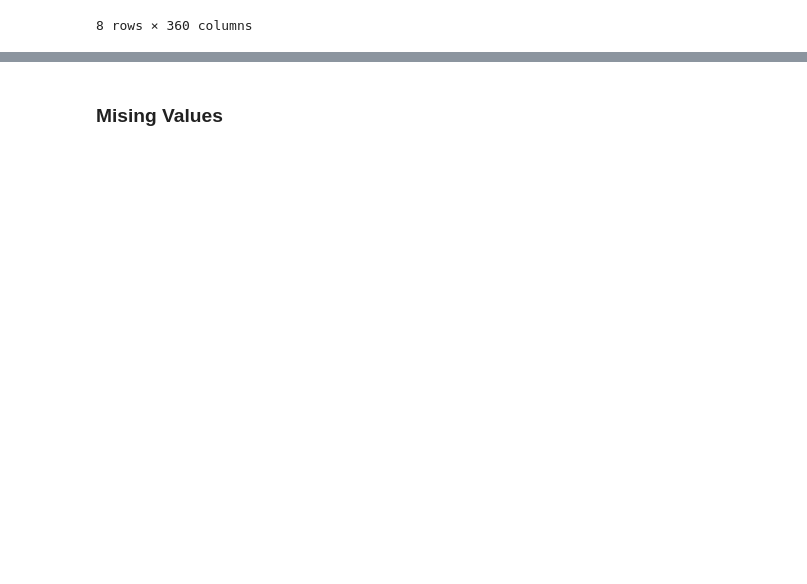
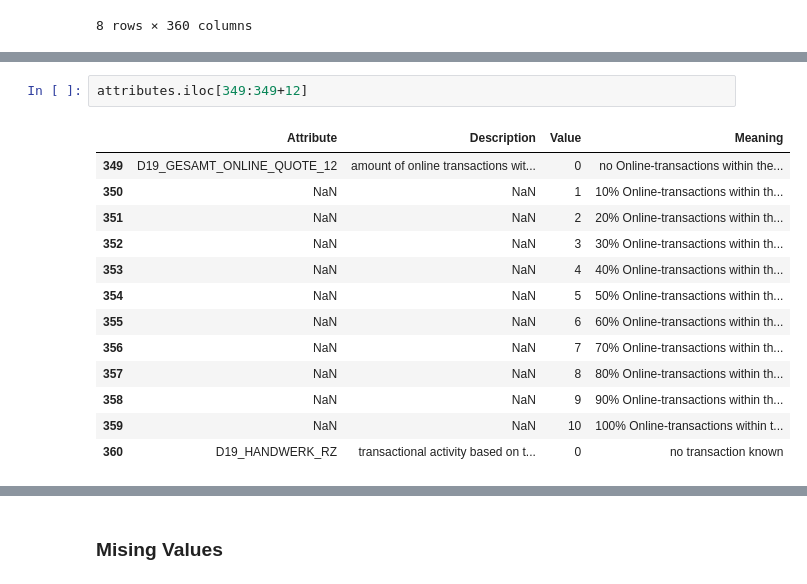
Before and after one commit to Evaggelou/Arvato-Project-, a Jupyter notebook: Arvato_Project_Workbook.ipynb, the cells around one changed output, grey strips where cells are left out. Saved outputs shown, nothing was run; the diff lists cells and outputs as text; blank space fills up the shorter version.

```diff
--- a/Arvato_Project_Workbook.ipynb
+++ b/Arvato_Project_Workbook.ipynb
@@ -71,0 +301,16 @@ azdias.describe()
+# %%
+attributes.iloc[349:349+12]
+# %% [output]
+|  | Attribute | Description | Value | Meaning |
+| 349 | D19_GESAMT_ONLINE_QUOTE_12 | amount of online transactions wit... | 0 | no Online-transactions within the... |
+| 350 | NaN | NaN | 1 | 10% Online-transactions within th... |
+| 351 | NaN | NaN | 2 | 20% Online-transactions within th... |
+| 352 | NaN | NaN | 3 | 30% Online-transactions within th... |
+| 353 | NaN | NaN | 4 | 40% Online-transactions within th... |
+| 354 | NaN | NaN | 5 | 50% Online-transactions within th... |
+| 355 | NaN | NaN | 6 | 60% Online-transactions within th... |
+| 356 | NaN | NaN | 7 | 70% Online-transactions within th... |
+| 357 | NaN | NaN | 8 | 80% Online-transactions within th... |
+| 358 | NaN | NaN | 9 | 90% Online-transactions within th... |
+| 359 | NaN | NaN | 10 | 100% Online-transactions within t... |
+| 360 | D19_HANDWERK_RZ | transactional activity based on t... | 0 | no transaction known |
```
Also changed, not shown: parts of 70 cells of this notebook.
